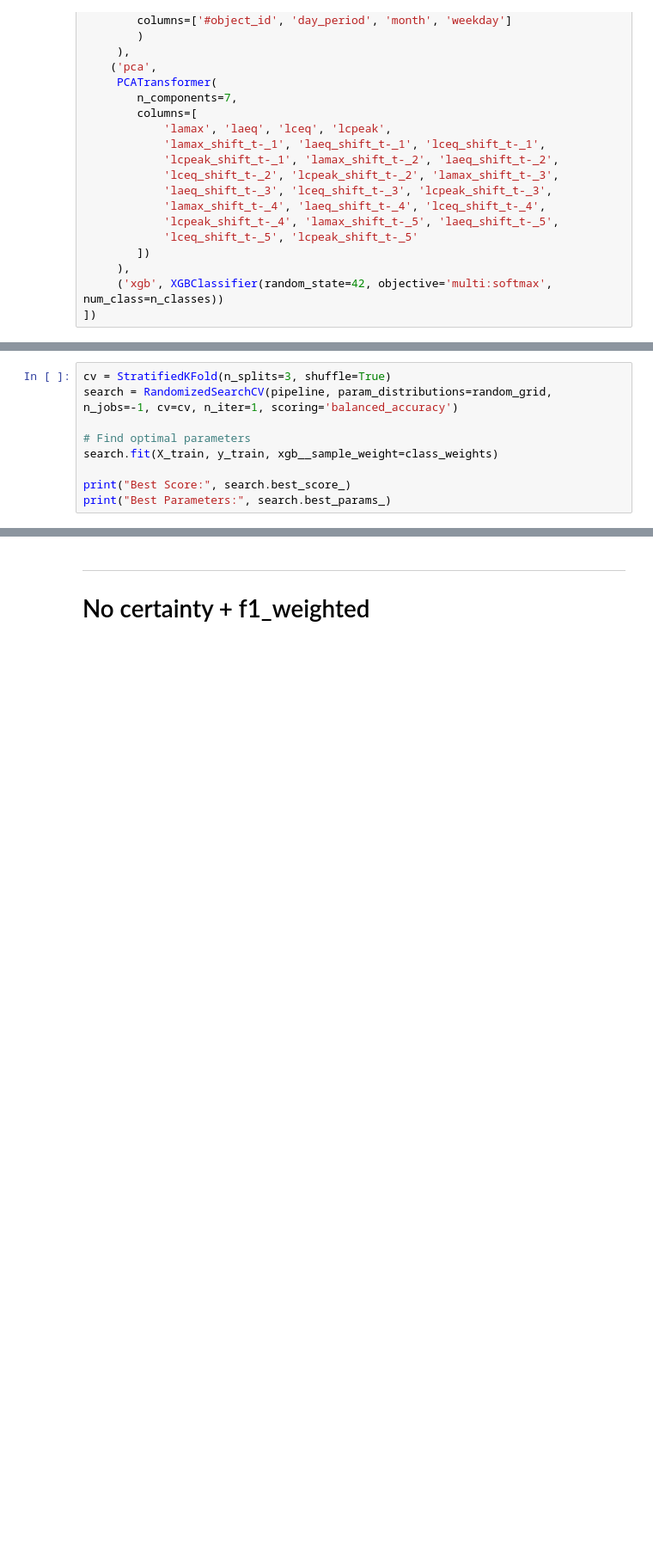
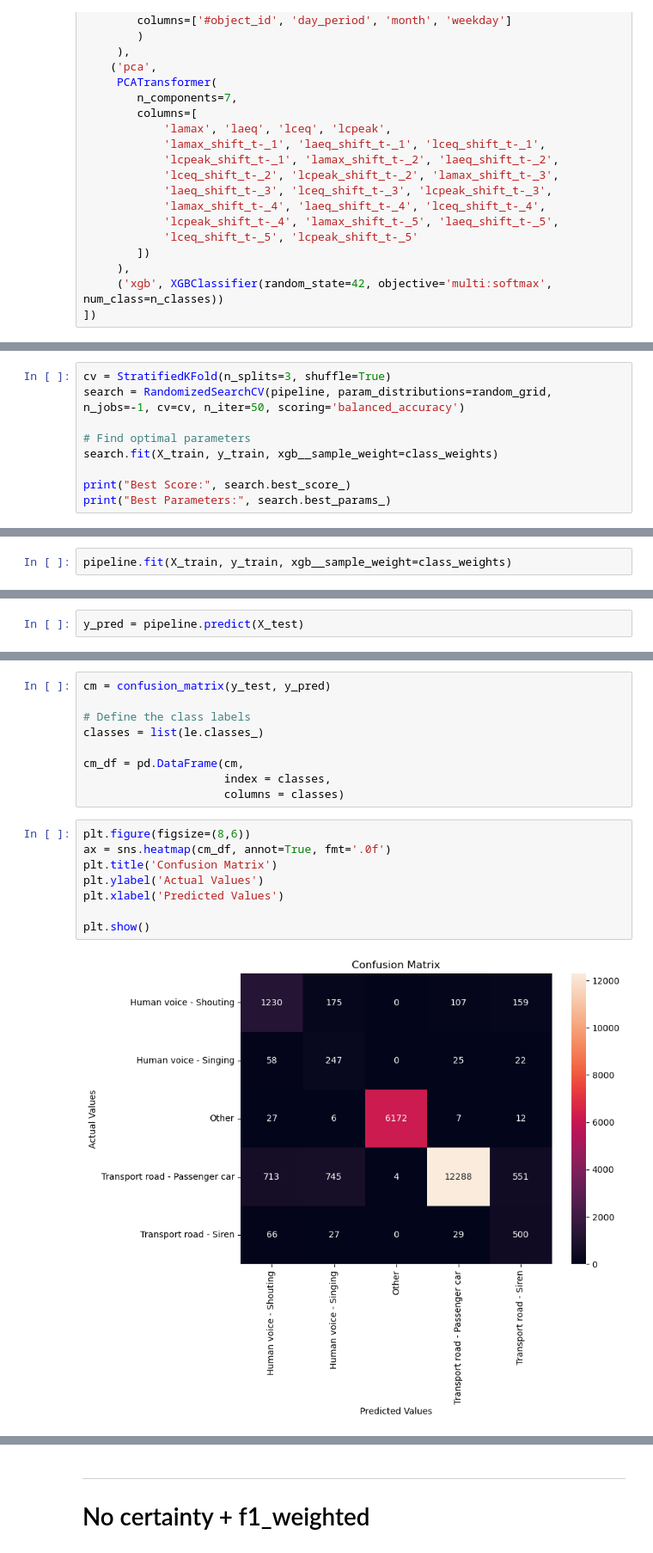
Before and after one commit to guidbem/MDA-Project-Noise-Leuven, a Jupyter notebook: model_xgboost.ipynb, the cells around one changed output, grey strips where cells are left out. Shown at 86% size. Cells and saved outputs as stored; diff of their text form; blank space fills up the shorter version.

```diff
--- a/model_xgboost.ipynb
+++ b/model_xgboost.ipynb
@@ -486,7 +529,7 @@ random_grid = {
 }
 # %%
 cv = StratifiedKFold(n_splits=3, shuffle=True)
-search = RandomizedSearchCV(pipeline, param_distributions=random_grid, n_jobs=-1, cv=cv, n_iter=1, scoring='balanced_accuracy')
+search = RandomizedSearchCV(pipeline, param_distributions=random_grid, n_jobs=-1, cv=cv, n_iter=50, scoring='balanced_accuracy')
 
 # Find optimal parameters
 search.fit(X_train, y_train, xgb__sample_weight=class_weights)
@@ -497,0 +586,2 @@ print("Best Parameters:", search.best_params_)
+# %%
+pipeline.fit(X_train, y_train, xgb__sample_weight=class_weights)
@@ -497,0 +609,2 @@ print("Best Parameters:", search.best_params_)
+# %%
+y_pred = pipeline.predict(X_test)
@@ -497,0 +623,19 @@ print("Best Parameters:", search.best_params_)
+# %%
+cm = confusion_matrix(y_test, y_pred)
+
+# Define the class labels
+classes = list(le.classes_)
+
+cm_df = pd.DataFrame(cm,
+                     index = classes,
+                     columns = classes)
+# %%
+plt.figure(figsize=(8,6))
+ax = sns.heatmap(cm_df, annot=True, fmt='.0f')
+plt.title('Confusion Matrix')
+plt.ylabel('Actual Values')
+plt.xlabel('Predicted Values')
+
+plt.show()
+# %% [output]
+[figure, added]
```
Also changed, not shown: parts of 34 cells of this notebook.
